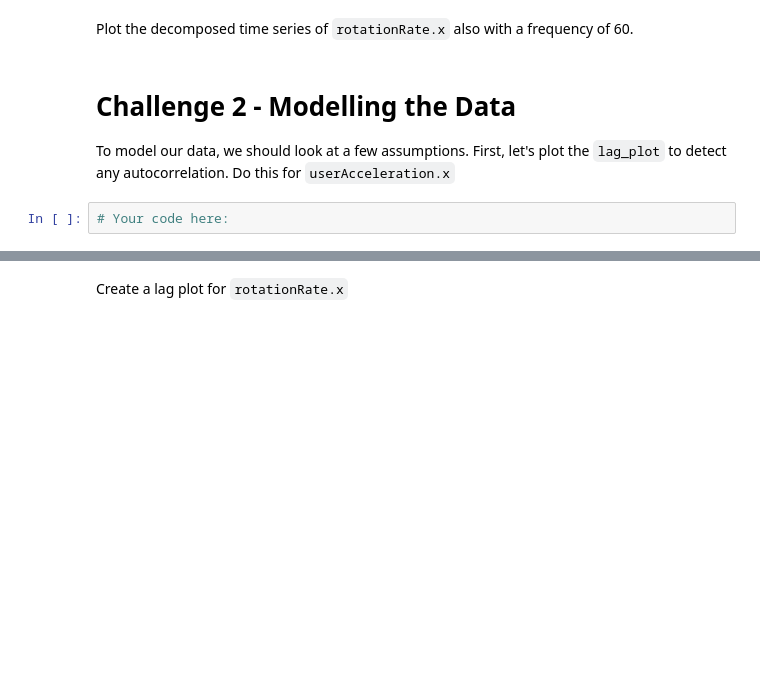
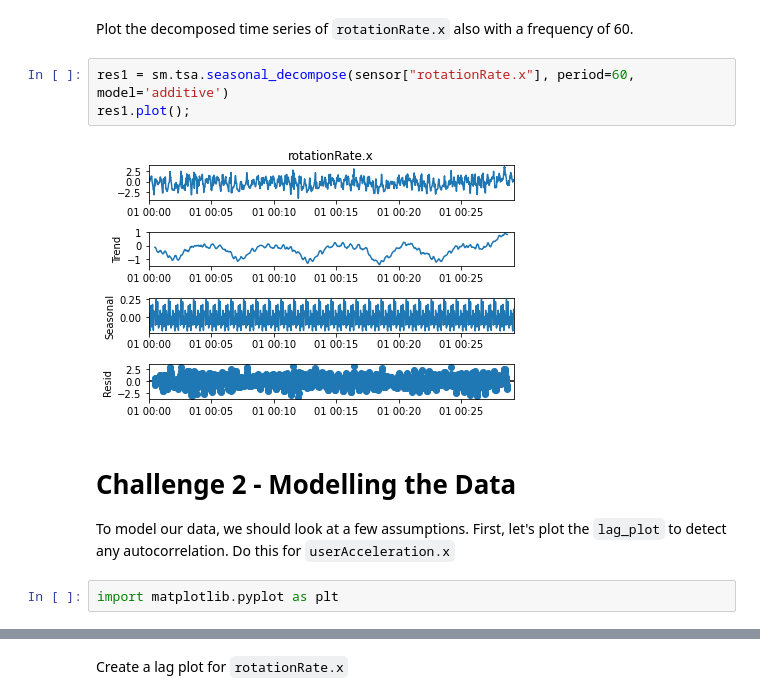
Before and after one commit to Ironhack-Data-Madrid-Enero-2021/lab-time-series, a Jupyter notebook: your-code/main.ipynb, the cells around one changed output, grey strips where cells are left out. Saved outputs shown, nothing was run; the diff lists cells and outputs as text; blank space fills up the shorter version.

```diff
--- a/your-code/main.ipynb
+++ b/your-code/main.ipynb
@@ -47,8 +120,13 @@ Our next step is to decompose the time series and evaluate the patterns in the d
 # %% [markdown]
 Plot the decomposed time series of `rotationRate.x` also with a frequency of 60.
+# %%
+res1 = sm.tsa.seasonal_decompose(sensor["rotationRate.x"], period=60, model='additive')
+res1.plot();
+# %% [output]
+[figure, added]
 # %% [markdown]
 # Challenge 2 - Modelling the Data
 
 To model our data, we should look at a few assumptions. First, let's plot the `lag_plot` to detect any autocorrelation. Do this for `userAcceleration.x`
-# %%
-# Your code here:
+# %%
+import matplotlib.pyplot as plt
```
Also changed, not shown: parts of 45 cells of this notebook.
